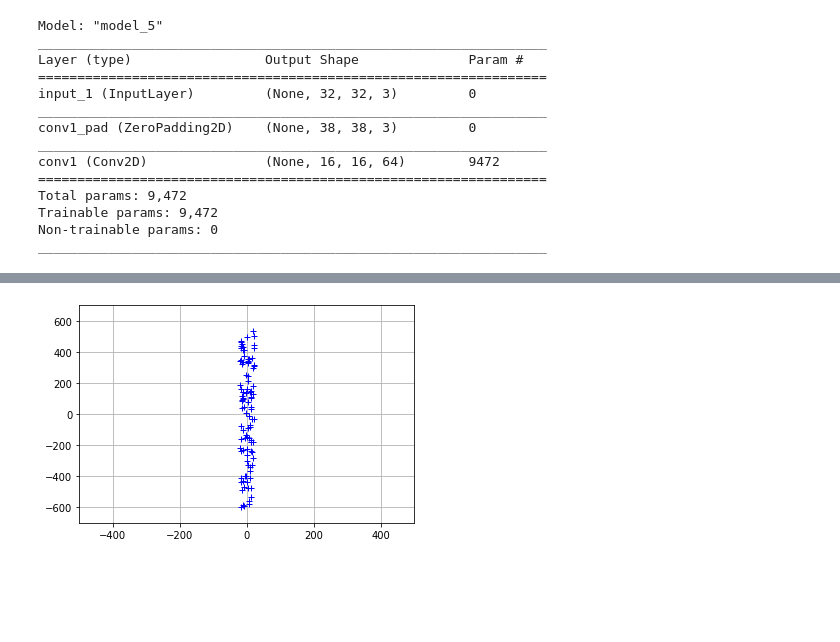
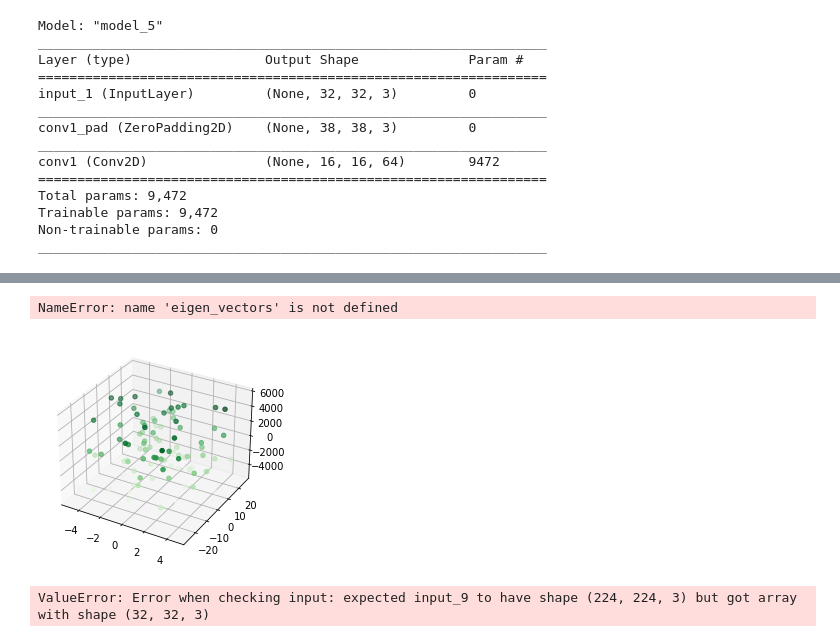
Before and after one commit to avizny2/CS529-ML-Final-Project, a Jupyter notebook: backend/model/feature_extrac_V1.ipynb, the cells around one changed output, grey strips where cells are left out. Drawn from its saved outputs; the diff is of its cells as text; code cells hidden in the pictures; blank space fills up the shorter version.

```diff
--- a/backend/model/feature_extrac_V1.ipynb
+++ b/backend/model/feature_extrac_V1.ipynb
@@ -181,8 +225,58 @@ Eigen Values:
 # %%
 X_new = tf.tensordot(tf.transpose(eigen_vectors), tf.transpose(normalized_data), axes=1)
 plt.plot(X_new[0, :], X_new[1, :], '+', color='b')
-plt.xlim(-500, 500)
-plt.ylim(-700, 700)
+#plt.xlim(-500, 500)
+#plt.ylim(-700, 700)
 plt.grid()
+
+
+#ax = plt.axes(projection='3d')
+
+# Data for a three-dimensional line
+#ax.scatter3D(X_new[0, :], X_new[1, :], X_new[2, :], c=X_new[2, :], cmap='Greens');
 # %% [output]
-[figure, removed]
+NameError: name 'eigen_vectors' is not defined
+# %%
+ax = plt.axes(projection='3d')
+
+# Data for a three-dimensional line
+ax.scatter3D(X_new[0, :], X_new[1, :], X_new[2, :], c=X_new[2, :], cmap='Greens');
+# %% [output]
+[figure, added]
+# %%
+import numpy as np
+
+from keras.preprocessing import image
+from keras.applications import resnet50
+
+# Load Keras' ResNet50 model that was pre-trained against the ImageNet database
+model = resnet50.ResNet50()
+
+# Load the image file, resizing it to 224x224 pixels (required by this model)
+#img = image.load_img("path_to_image.jpg", target_size=(224, 224))
+
+data[b"data"]
+x = np.reshape(data[b"data"][3], (-1, 3, 32, 32))
+x = np.transpose(x, (0,2,3,1))
+
+# Convert the image to a numpy array
+#x = image.img_to_array(img)
+
+# Add a forth dimension since Keras expects a list of images
+#x = np.expand_dims(x, axis=0)
+
+# Scale the input image to the range used in the trained network
+x = resnet50.preprocess_input(x)
+
+# Run the image through the deep neural network to make a prediction
+predictions = model.predict(x)
+
+# Look up the names of the predicted classes. Index zero is the results for the first image.
+predicted_classes = resnet50.decode_predictions(predictions, top=9)
+
+print("This is an image of:")
+
+for imagenet_id, name, likelihood in predicted_classes[0]:
+    print(" - {}: {:2f} likelihood".format(name, likelihood))
+# %% [output]
+ValueError: Error when checking input: expected input_9 to have shape (224, 224, 3) but got array with shape (32, 32, 3)
```
Also changed, not shown: parts of 12 cells of this notebook, 3 other files.
